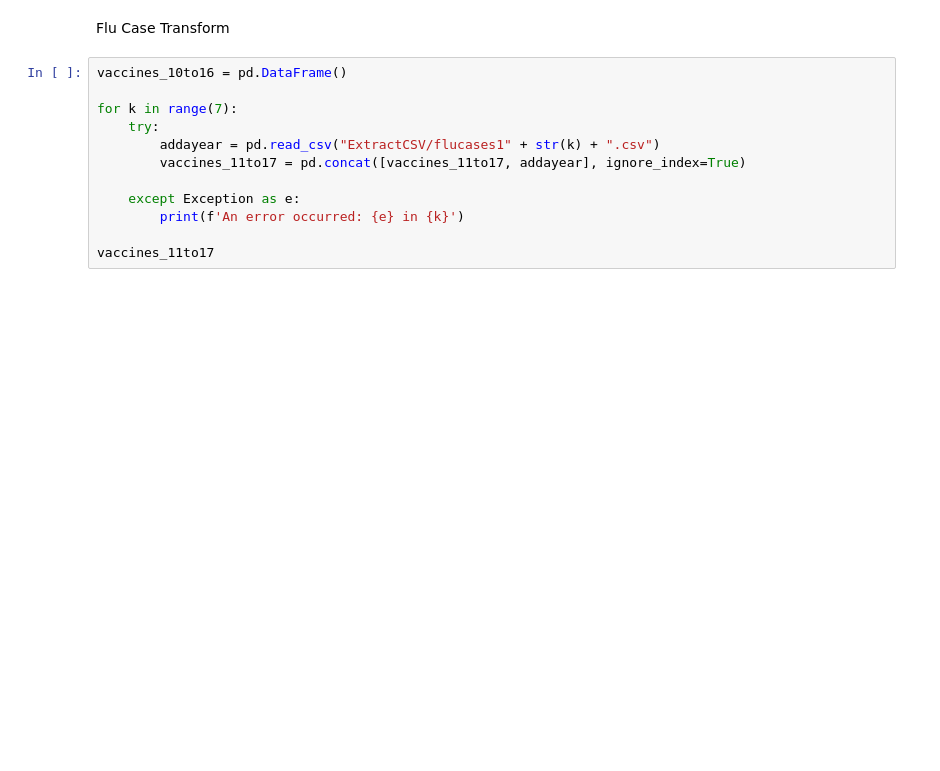
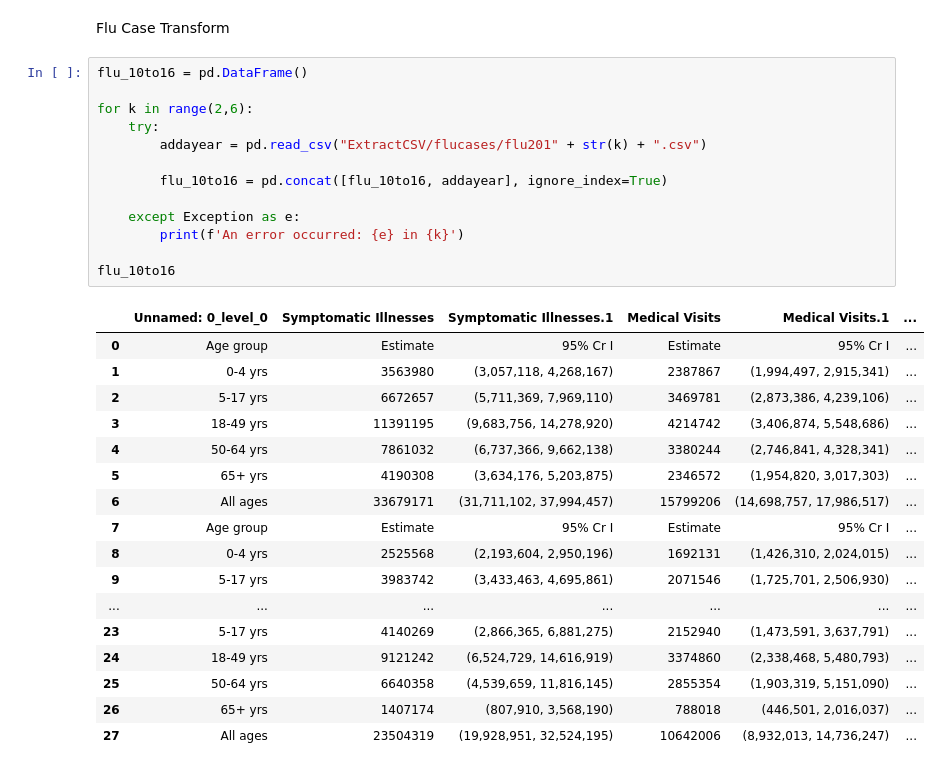
Before and after one commit to AdrianJason/Project3_Data_FullStack, a Jupyter notebook: ETL/Transform.ipynb, the cells around one changed output. Cells and saved outputs as stored; diff of their text form; blank space fills up the shorter version.

```diff
--- a/ETL/Transform.ipynb
+++ b/ETL/Transform.ipynb
@@ -191,14 +175,33 @@ vaccines_20to21
 # %% [markdown]
 Flu Case Transform
 # %%
-vaccines_10to16 = pd.DataFrame()
+flu_10to16 = pd.DataFrame()
 
-for k in range(7):
+for k in range(2,6):
     try:
-        addayear = pd.read_csv("ExtractCSV/flucases1" + str(k) + ".csv")
-        vaccines_11to17 = pd.concat([vaccines_11to17, addayear], ignore_index=True)
+        addayear = pd.read_csv("ExtractCSV/flucases/flu201" + str(k) + ".csv")
+
+        flu_10to16 = pd.concat([flu_10to16, addayear], ignore_index=True)
 
     except Exception as e:
         print(f'An error occurred: {e} in {k}')
 
-vaccines_11to17
+flu_10to16
+# %% [output]
+|  | Unnamed: 0_level_0 | Symptomatic Illnesses | Symptomatic Illnesses.1 | Medical Visits | Medical Visits.1 | ... |
+| 0 | Age group | Estimate | 95% Cr I | Estimate | 95% Cr I | ... |
+| 1 | 0-4 yrs | 3563980 | (3,057,118, 4,268,167) | 2387867 | (1,994,497, 2,915,341) | ... |
+| 2 | 5-17 yrs | 6672657 | (5,711,369, 7,969,110) | 3469781 | (2,873,386, 4,239,106) | ... |
+| 3 | 18-49 yrs | 11391195 | (9,683,756, 14,278,920) | 4214742 | (3,406,874, 5,548,686) | ... |
+| 4 | 50-64 yrs | 7861032 | (6,737,366, 9,662,138) | 3380244 | (2,746,841, 4,328,341) | ... |
+| 5 | 65+ yrs | 4190308 | (3,634,176, 5,203,875) | 2346572 | (1,954,820, 3,017,303) | ... |
+| 6 | All ages | 33679171 | (31,711,102, 37,994,457) | 15799206 | (14,698,757, 17,986,517) | ... |
+| 7 | Age group | Estimate | 95% Cr I | Estimate | 95% Cr I | ... |
+| 8 | 0-4 yrs | 2525568 | (2,193,604, 2,950,196) | 1692131 | (1,426,310, 2,024,015) | ... |
+| 9 | 5-17 yrs | 3983742 | (3,433,463, 4,695,861) | 2071546 | (1,725,701, 2,506,930) | ... |
+| ... | ... | ... | ... | ... | ... | ... |
+| 23 | 5-17 yrs | 4140269 | (2,866,365, 6,881,275) | 2152940 | (1,473,591, 3,637,791) | ... |
+| 24 | 18-49 yrs | 9121242 | (6,524,729, 14,616,919) | 3374860 | (2,338,468, 5,480,793) | ... |
+| 25 | 50-64 yrs | 6640358 | (4,539,659, 11,816,145) | 2855354 | (1,903,319, 5,151,090) | ... |
+| 26 | 65+ yrs | 1407174 | (807,910, 3,568,190) | 788018 | (446,501, 2,016,037) | ... |
+| 27 | All ages | 23504319 | (19,928,951, 32,524,195) | 10642006 | (8,932,013, 14,736,247) | ... |
```
Also changed, not shown: parts of 2 cells of this notebook, 5 other files.
